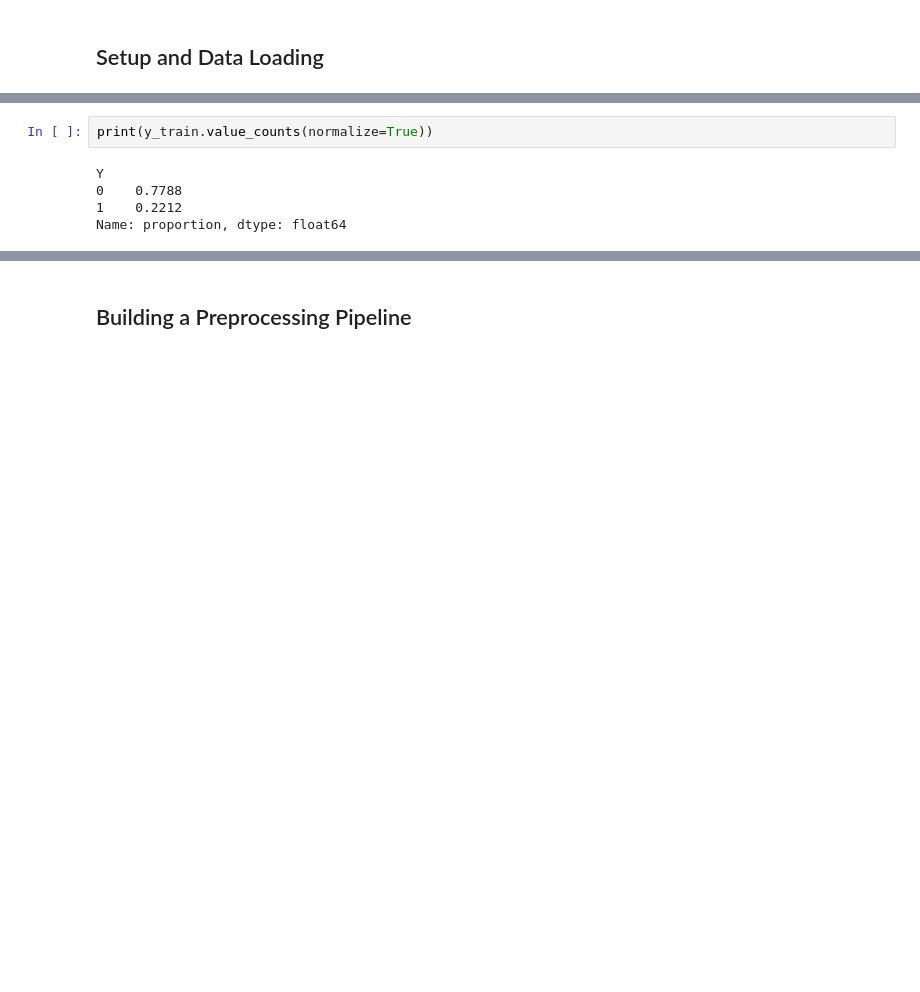
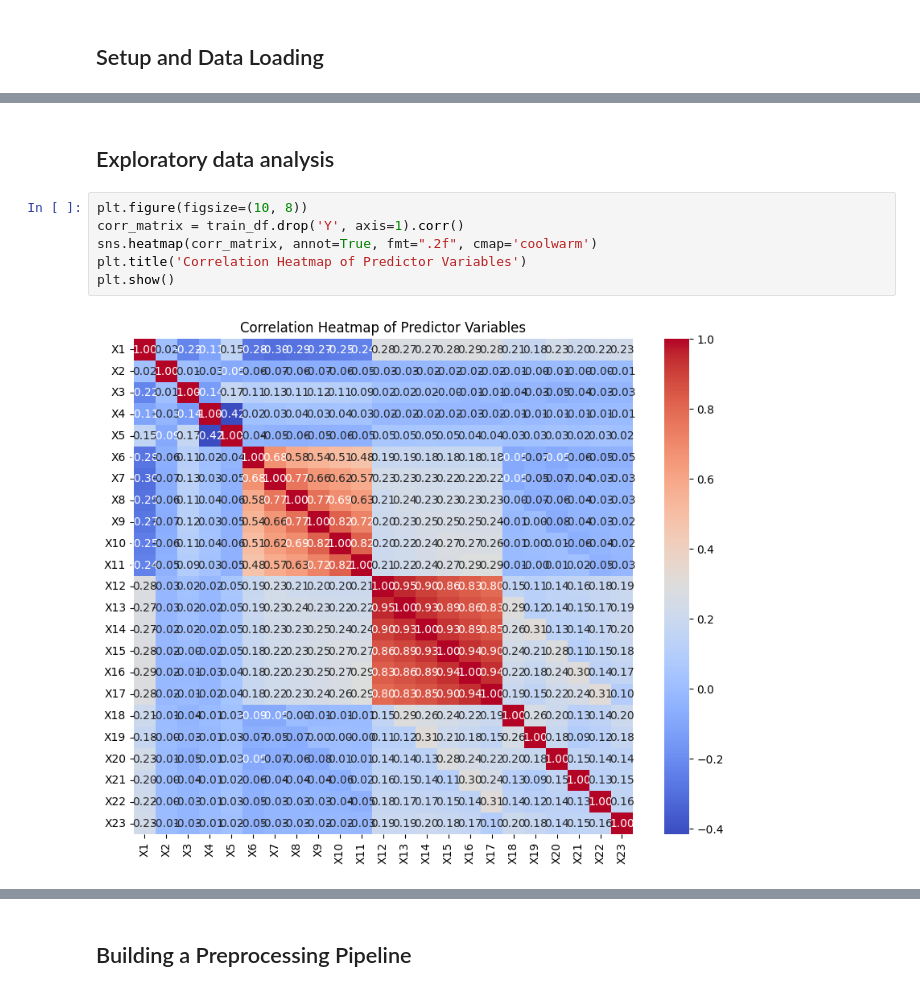
Before and after one commit to SpikeElliot/Data-Mining-Case-Studies, a Jupyter notebook: creditdefault_study/creditdefault.ipynb, the cells around one changed output, grey strips where cells are left out. Cells and saved outputs as stored; diff of their text form; blank space fills up the shorter version.

```diff
--- a/creditdefault_study/creditdefault.ipynb
+++ b/creditdefault_study/creditdefault.ipynb
@@ -116,7 +108,10 @@ Index: []
-# %%
-print(y_train.value_counts(normalize=True))
-# %% [output]
-Y
-0    0.7788
-1    0.2212
-Name: proportion, dtype: float64
+# %% [markdown]
+## Exploratory data analysis
+# %%
+plt.figure(figsize=(10, 8))
+corr_matrix = train_df.drop('Y', axis=1).corr()
+sns.heatmap(corr_matrix, annot=True, fmt=".2f", cmap='coolwarm')
+plt.title('Correlation Heatmap of Predictor Variables')
+plt.show()
+# %% [output]
+[figure, added]
```
Also changed, not shown: parts of 22 cells of this notebook.
